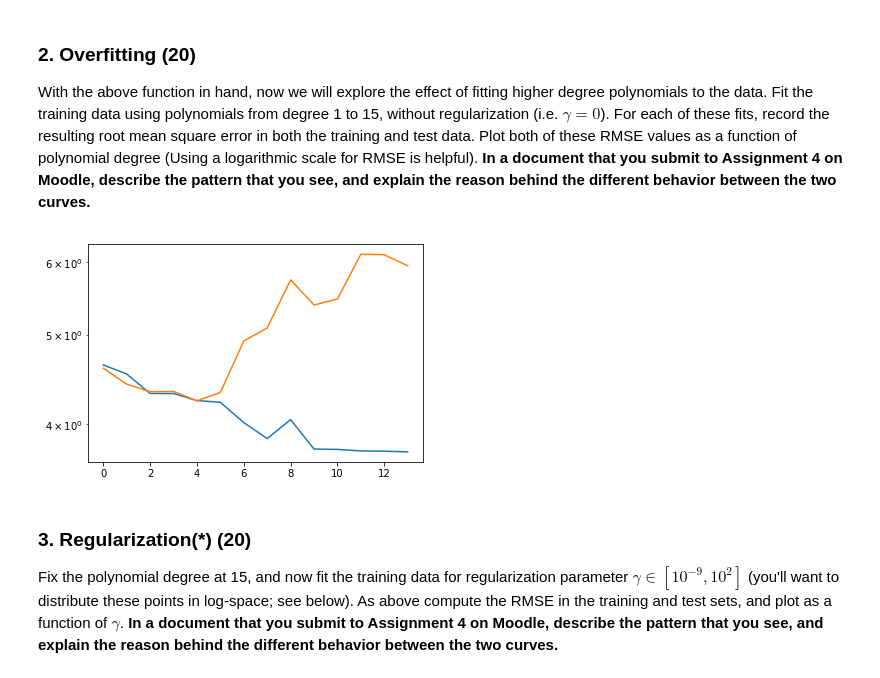
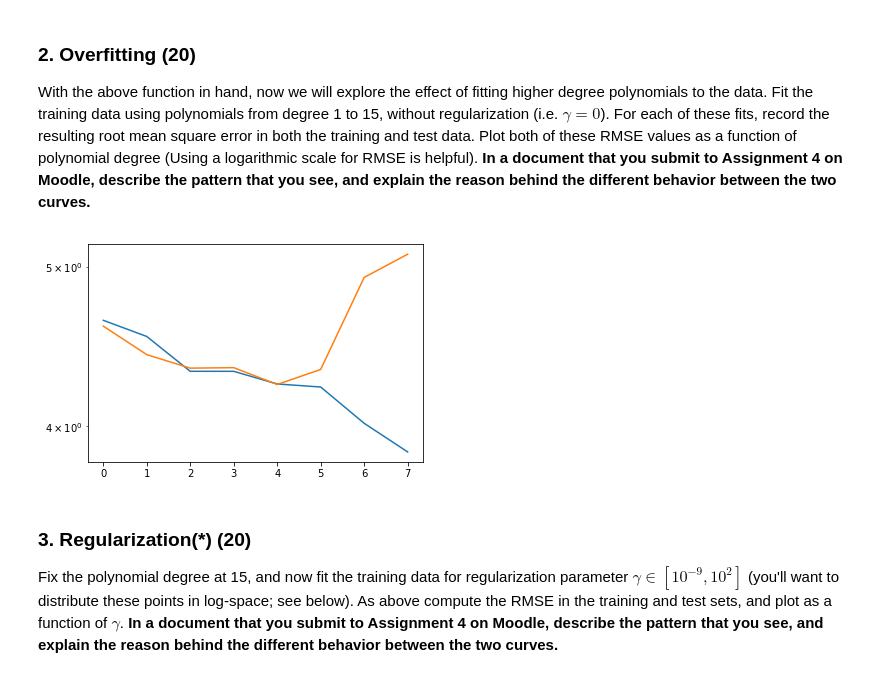
Before and after one commit to UMT-CS447-547-Fall-2018/Homework_4, a Jupyter notebook: Homework_4.ipynb, the cells around one changed output. Drawn from its saved outputs; the diff is of its cells as text; code cells hidden in the pictures.

```diff
--- a/Homework_4.ipynb
+++ b/Homework_4.ipynb
@@ -51,23 +118,23 @@ With the above function in hand, now we will explore the effect of fitting highe
 # %%
 train_rmse = []
 test_rmse = []
-for d in range(1,15):
+for d in range(1,9):
     # Use the function you generated above to fit a polynomial of degree d to the cricket data
 
     # Report the RMSE
     X_vander_train = np.vander(X_train, d+1, increasing = True)  #!
     X_vander_test = np.vander(X_test, d+1, increasing = True)   #!
 
     W = fit_polynomial(X_train,y_train,d)
 
     train_rmse.append(np.sqrt(np.sum((np.dot(X_vander_train,W) - y_train)**2)))
     test_rmse.append(np.sqrt(np.sum((np.dot(X_vander_test,W) - y_test)**2)))
 
-plt.semilogy(train_rmse)
-plt.semilogy(test_rmse)
+plt.semilogy(train_rmse) # blue line
+plt.semilogy(test_rmse) # orange line
 plt.show()
 # %% [output]
-[figure, old version]
+[figure, new version]
 # %% [markdown]
 ### 3. Regularization(*) (20)
 Fix the polynomial degree at 15, and now fit the training data for regularization parameter $\gamma \in [10^{-9},10^2]$ (you'll want to distribute these points in log-space; see below).  As above compute the RMSE in the training and test sets, and plot as a function of $\gamma$.  **In a document that you submit to Assignment 4 on Moodle, describe the pattern that you see, and explain the reason behind the different behavior between the two curves.**
```
Also changed, not shown: parts of 1 cell of this notebook.
